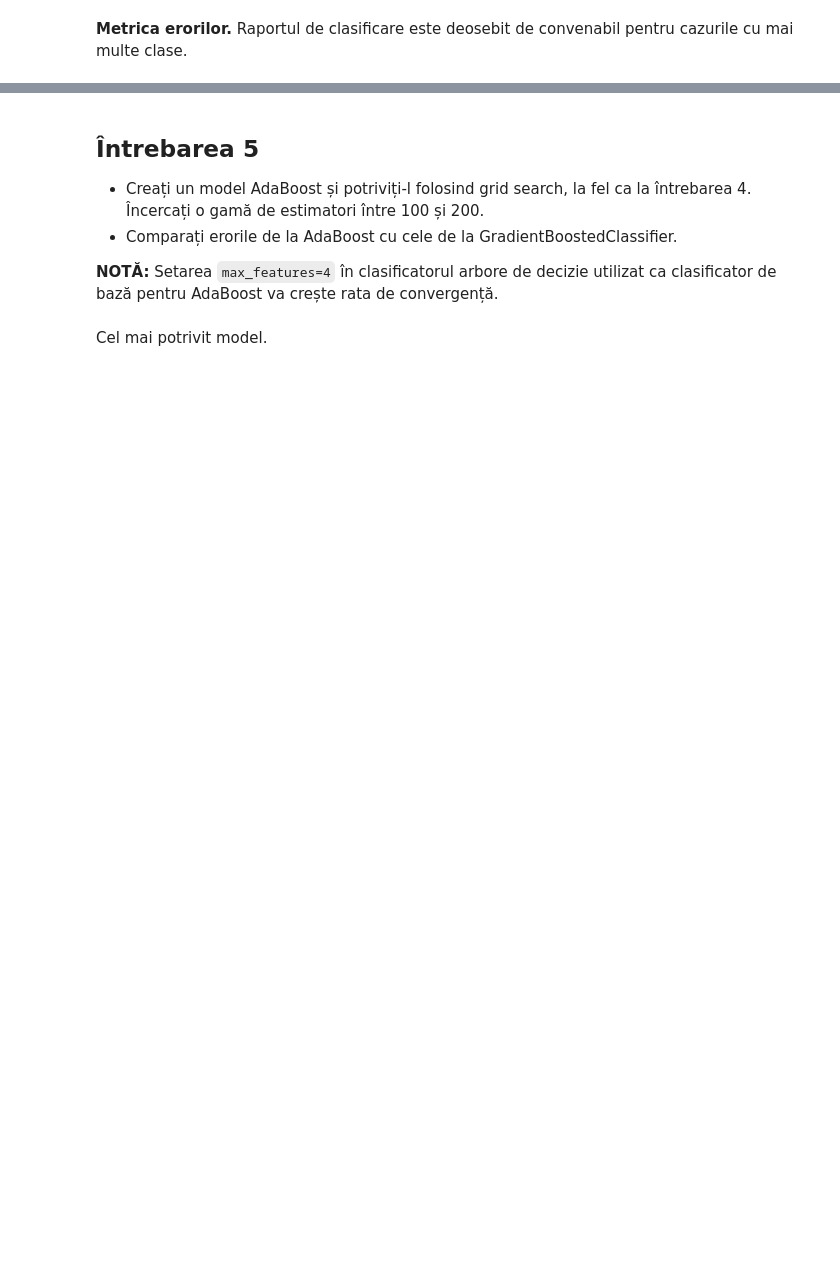
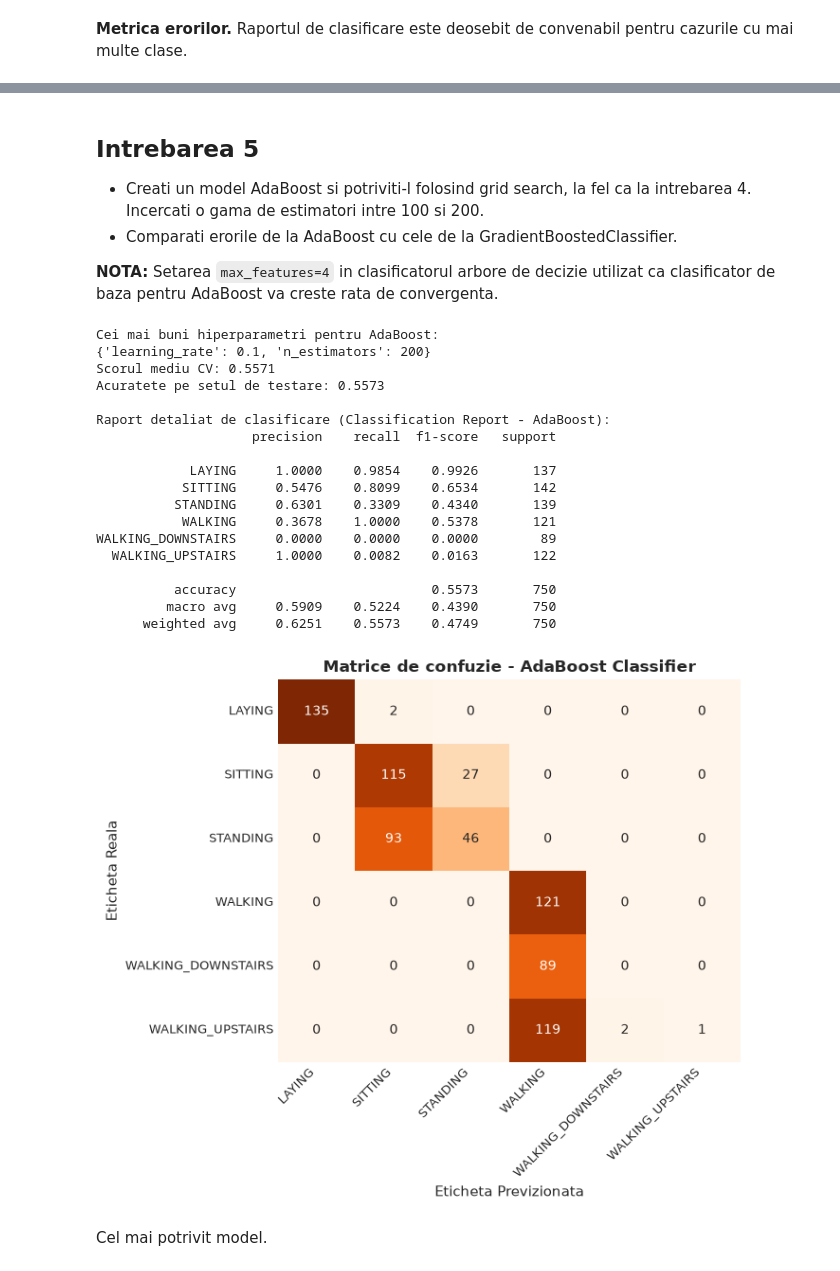
Before and after one commit to yettensyvus/ML-labs, a Jupyter notebook: lab09-10/Ro_10_Boosting_and_Stacking_Exercises.ipynb, the cells around one changed output, grey strips where cells are left out. Drawn from its saved outputs; the diff is of its cells as text; code cells hidden in the pictures; blank space fills up the shorter version.

```diff
--- a/lab09-10/Ro_10_Boosting_and_Stacking_Exercises.ipynb
+++ b/lab09-10/Ro_10_Boosting_and_Stacking_Exercises.ipynb
@@ -86,10 +311,81 @@ De asemenea, acest lucru este similar cu întrebarea 3 din săptămâna 9, cu ex
 # %% [markdown]
-## Întrebarea 5
+## Intrebarea 5
 
-* Creați un model AdaBoost și potriviți-l folosind grid search, la fel ca la întrebarea 4. Încercați o gamă de estimatori între 100 și 200.
-* Comparați erorile de la AdaBoost cu cele de la GradientBoostedClassifier.
+* Creati un model AdaBoost si potriviti-l folosind grid search, la fel ca la intrebarea 4. Incercati o gama de estimatori intre 100 si 200.
+* Comparati erorile de la AdaBoost cu cele de la GradientBoostedClassifier.
 
-**NOTĂ:** Setarea `max_features=4` în clasificatorul arbore de decizie utilizat ca clasificator de bază pentru AdaBoost va crește rata de convergență.
+**NOTA:** Setarea `max_features=4` in clasificatorul arbore de decizie utilizat ca clasificator de baza pentru AdaBoost va creste rata de convergenta.
+# %%
+# 1. Cautarea hiperparametrilor optimi prin GridSearchCV pentru AdaBoostClassifier
+# Folosim un DecisionTreeClassifier de adancime 1 (stump) cu max_features=4
+base_estimator = DecisionTreeClassifier(max_depth=1, max_features=4, random_state=42)
+
+param_grid_ab = {
+    'n_estimators': [100, 200],
+    'learning_rate': [0.1, 0.5]
+}
+
+grid_ab = GridSearchCV(
+    estimator=AdaBoostClassifier(estimator=base_estimator, random_state=42),
+    param_grid=param_grid_ab,
+    cv=3,
+    scoring='accuracy',
+    n_jobs=-1
+)
+grid_ab.fit(X_train, y_train)
+
+best_ab = grid_ab.best_estimator_
+y_pred_ab = best_ab.predict(X_test)
+
+print("Cei mai buni hiperparametri pentru AdaBoost:")
+print(grid_ab.best_params_)
+print(f"Scorul mediu CV: {grid_ab.best_score_:.4f}")
+print(f"Acuratete pe setul de testare: {accuracy_score(y_test, y_pred_ab):.4f}")
+
+# 2. Raport de clasificare
+print("\nRaport detaliat de clasificare (Classification Report - AdaBoost):")
+print(classification_report(y_test, y_pred_ab, target_names=le.classes_, digits=4))
+
+# 3. Matrice de confuzie AdaBoost
+cm_ab = confusion_matrix(y_test, y_pred_ab)
+
+plt.figure(figsize=(7, 6))
+sns.heatmap(
+    cm_ab,
+    annot=True,
+    fmt='d',
+    cmap='Oranges',
+    xticklabels=le.classes_,
+    yticklabels=le.classes_,
+    cbar=False
+)
+plt.title('Matrice de confuzie - AdaBoost Classifier', fontsize=12, fontweight='bold')
+plt.xlabel('Eticheta Previzionata', fontsize=11)
+plt.ylabel('Eticheta Reala', fontsize=11)
+plt.xticks(rotation=45, ha='right', fontsize=9)
+plt.yticks(rotation=0, fontsize=9)
+plt.tight_layout()
+plt.show()
+# %% [output]
+Cei mai buni hiperparametri pentru AdaBoost:
+{'learning_rate': 0.1, 'n_estimators': 200}
+Scorul mediu CV: 0.5571
+Acuratete pe setul de testare: 0.5573
+
+Raport detaliat de clasificare (Classification Report - AdaBoost):
+                    precision    recall  f1-score   support
+
+            LAYING     1.0000    0.9854    0.9926       137
+           SITTING     0.5476    0.8099    0.6534       142
+          STANDING     0.6301    0.3309    0.4340       139
+           WALKING     0.3678    1.0000    0.5378       121
+WALKING_DOWNSTAIRS     0.0000    0.0000    0.0000        89
+  WALKING_UPSTAIRS     1.0000    0.0082    0.0163       122
+
+          accuracy                         0.5573       750
+         macro avg     0.5909    0.5224    0.4390       750
+      weighted avg     0.6251    0.5573    0.4749       750
+[figure, added]
 # %% [markdown]
 Cel mai potrivit model.
 # %% [markdown]
```
Also changed, not shown: parts of 28 cells of this notebook, 1 other file.
